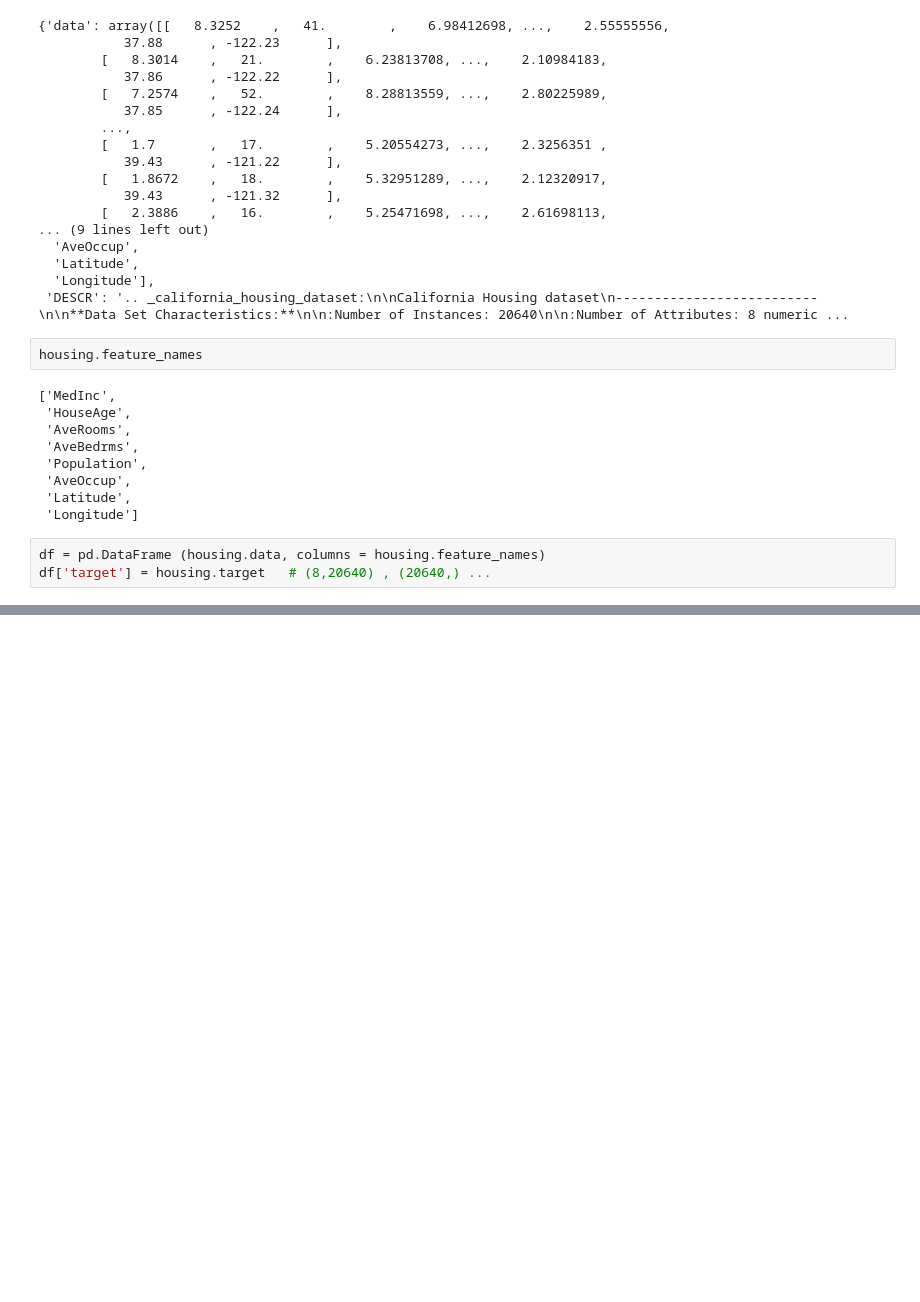
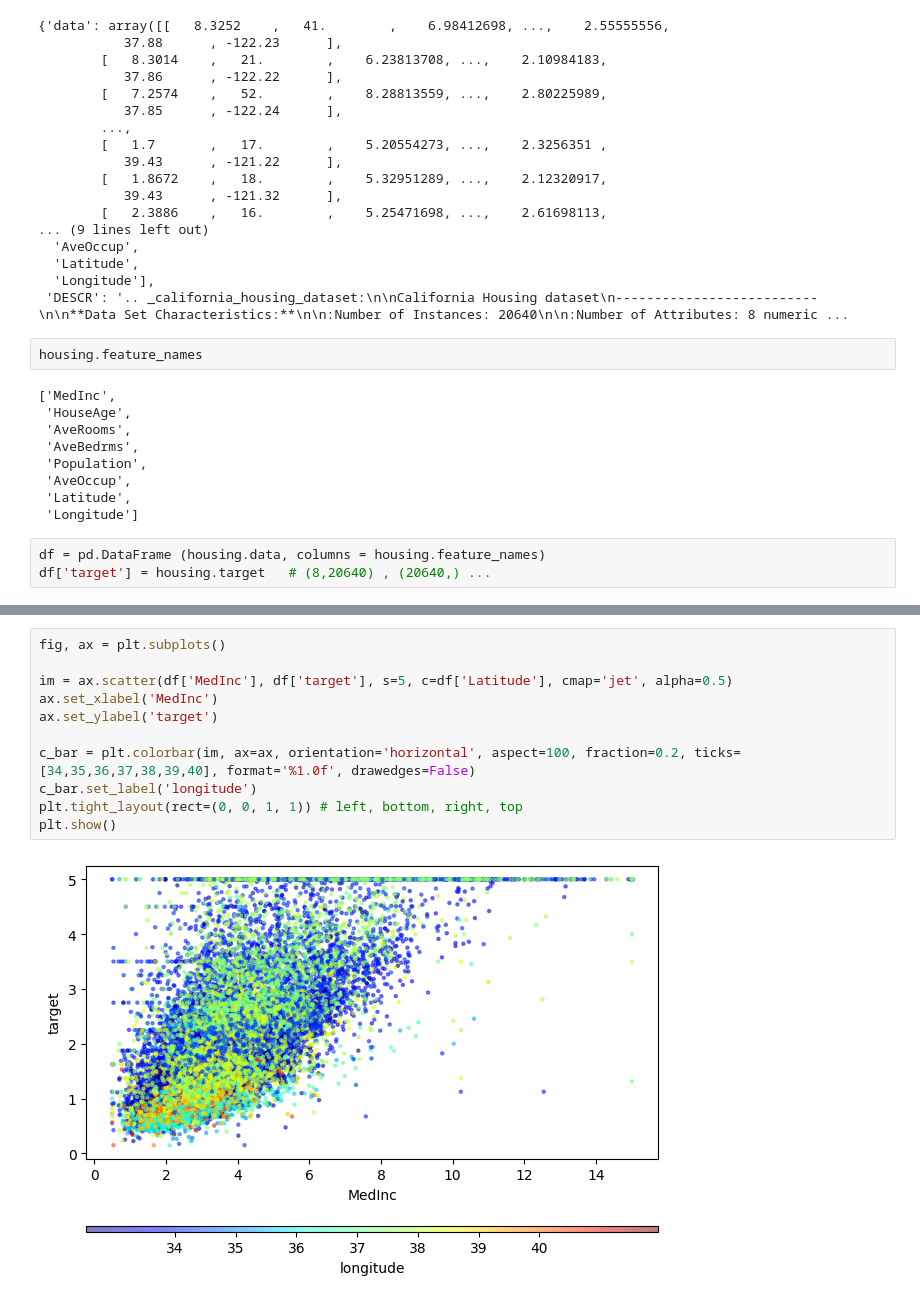
Before and after one commit to poporago/study_repo, a Jupyter notebook: 04.visualization/colormap.ipynb, the cells around one changed output, grey strips where cells are left out. Drawn from its saved outputs; the diff is of its cells as text; blank space fills up the shorter version.

```diff
--- a/04.visualization/colormap.ipynb
+++ b/04.visualization/colormap.ipynb
@@ -208,0 +215,13 @@ IndexError: index 8 is out of bounds for axis 0 with size 8
+# %%
+fig, ax = plt.subplots()
+
+im = ax.scatter(df['MedInc'], df['target'], s=5, c=df['Latitude'], cmap='jet', alpha=0.5)
+ax.set_xlabel('MedInc')
+ax.set_ylabel('target')
+
+c_bar = plt.colorbar(im, ax=ax, orientation='horizontal', aspect=100, fraction=0.2, ticks=[34,35,36,37,38,39,40], format='%1.0f', drawedges=False)
+c_bar.set_label('longitude')
+plt.tight_layout(rect=(0, 0, 1, 1)) # left, bottom, right, top
+plt.show()
+# %% [output]
+[figure, added]
```
Also changed, not shown: parts of 5 cells of this notebook, 7 other files.
